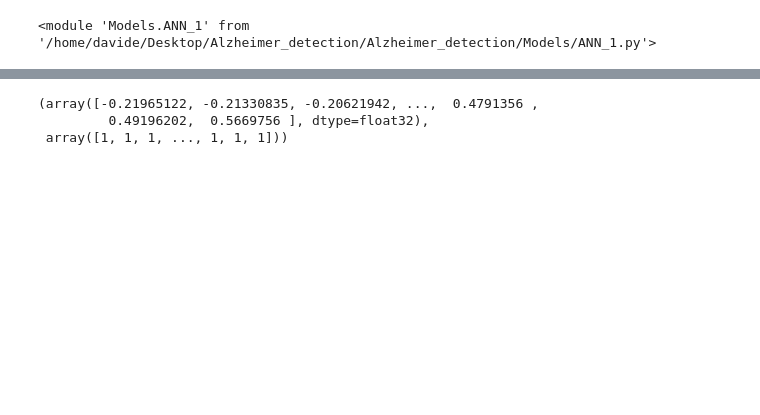
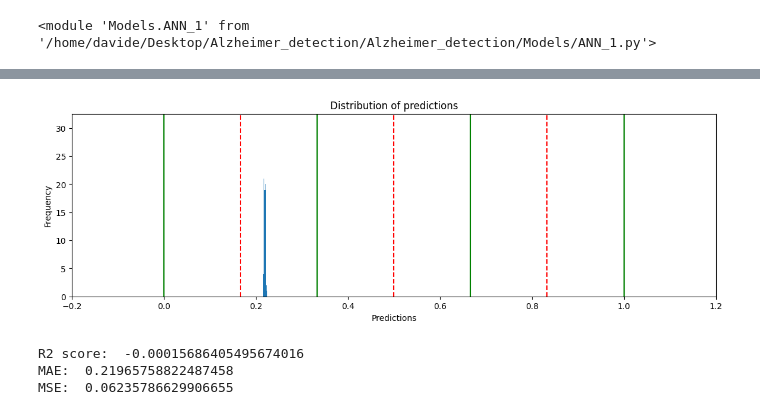
Before and after one commit to Ishikawa7/Alzheimer_detection, a Jupyter notebook: Alzheimer_detection.ipynb, the cells around one changed output, grey strips where cells are left out. Cells and saved outputs as stored; diff of their text form; code cells hidden in the pictures; blank space fills up the shorter version.

```diff
--- a/Alzheimer_detection.ipynb
+++ b/Alzheimer_detection.ipynb
@@ -127,6 +172,22 @@ array([[ 0.09349   ],
-# %%
-np.unique(predictions, return_counts=True)
-# %% [output]
-(array([-0.21965122, -0.21330835, -0.20621942, ...,  0.4791356 ,
-         0.49196202,  0.5669756 ], dtype=float32),
- array([1, 1, 1, ..., 1, 1, 1]))
+# %%
+# plot distribution of predictions
+plt.figure(figsize=(14,4))
+plt.hist(predictions,bins=100)
+plt.title("Distribution of predictions")
+plt.xlabel("Predictions")
+plt.ylabel("Frequency")
+# add three vertical lines to show where the classes are
+#plt.axvline(x=0.004442925495557074, color='r', linestyle='-')
+#plt.axvline(x=0.031090150887552345, color='r', linestyle='-')
+#plt.axvline(x=0.5266472253919953, color='r', linestyle='-')
+plt.axvline(x=0.0, color='g', linestyle='-')
+plt.axvline(x=0.333, color='g', linestyle='-')
+plt.axvline(x=0.666, color='g', linestyle='-')
+plt.axvline(x=1.0, color='g', linestyle='-')
+plt.axvline(x=0.1665, color='r', linestyle='--')
+plt.axvline(x=0.5, color='r', linestyle='--')
+plt.axvline(x=0.833, color='r', linestyle='--')
+plt.xlim(-0.2,1.2)
+plt.show();
+# %% [output]
+[figure, added]
@@ -132,0 +196,9 @@ np.unique(predictions, return_counts=True)
+# %%
+# computer regression metrics
+print('R2 score: ', r2_score(labels_test, predictions))
+print('MAE: ', mean_absolute_error(labels_test, predictions))
+print('MSE: ', mean_squared_error(labels_test, predictions))
+# %% [output]
+R2 score:  -0.00015686405495674016
+MAE:  0.21965758822487458
+MSE:  0.06235786629906655
```
Also changed, not shown: parts of 29 cells of this notebook, 4 other files.
